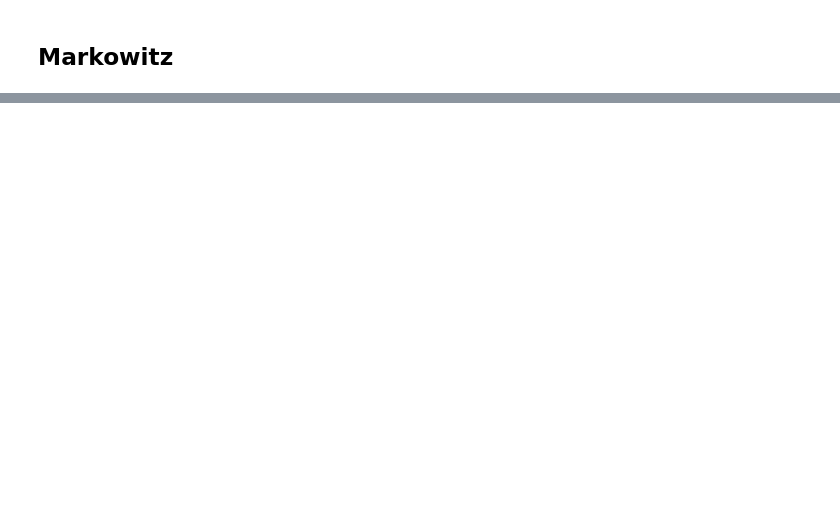
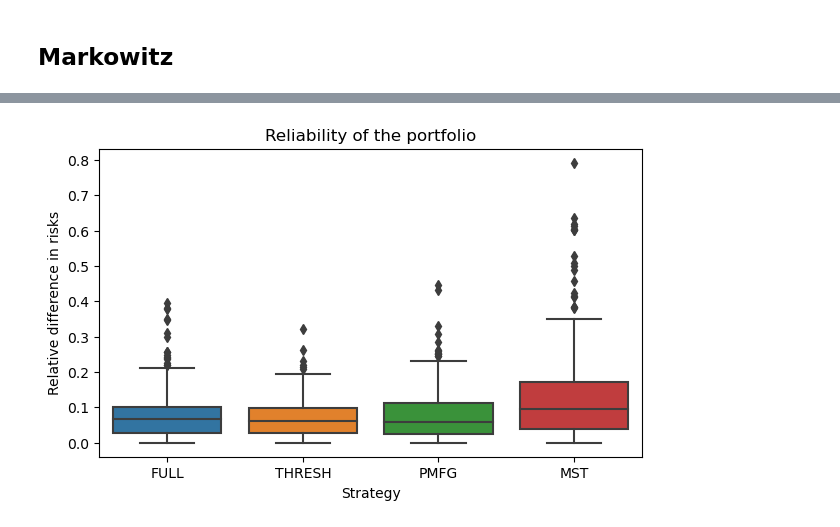
Before and after one commit to dioday45/FIN-525-Project, a Jupyter notebook: notebooks/Analysis of the clusters.ipynb, the cells around one changed output, grey strips where cells are left out. Drawn from its saved outputs; the diff is of its cells as text; code cells hidden in the pictures; blank space fills up the shorter version.

```diff
--- a/notebooks/Analysis of the clusters.ipynb
+++ b/notebooks/Analysis of the clusters.ipynb
@@ -175,15 +182,21 @@ plt.show()
+# %%
+plt.rcParams.update(plt.rcParamsDefault)
 # %%
+fig, axes = plt.subplots(figsize=(7,4))
+
 # Combine the data in a single dataframe
 df_plot = pd.DataFrame({'Group': [c for c in clustering_list for risk in clustering_out_vol[c][1]],
                    'Value': [s for c in clustering_list for s in clustering_out_vol[c][1]]})
 
 # Create a boxplot with Seaborn
 sns.boxplot(x='Group', y='Value', data=df_plot)
 
 # Add labels and title
-plt.xlabel('Group')
-plt.ylabel('Value')
-plt.title('Absolute difference volatility')
-
+plt.xlabel('Strategy')
+plt.ylabel(r'Relative difference in risks')
+plt.title('Reliability of the portfolio')
+#plt.yscale('log')
 # Show the plot
 plt.show()
+# %% [output]
+[figure, added]
```
Also changed, not shown: parts of 8 cells of this notebook, 1 other file.
